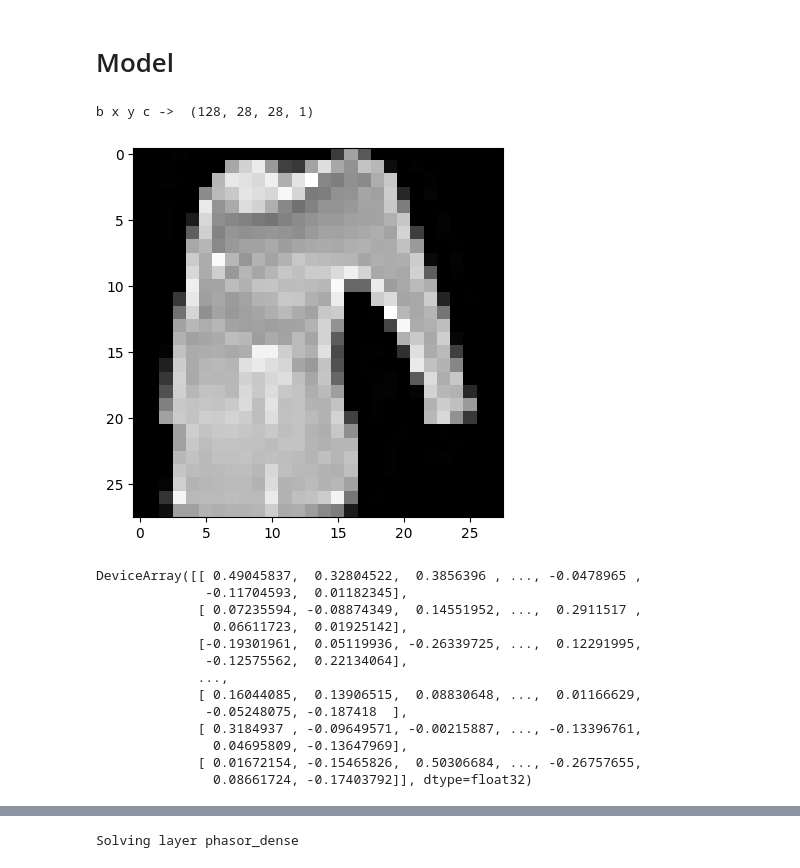
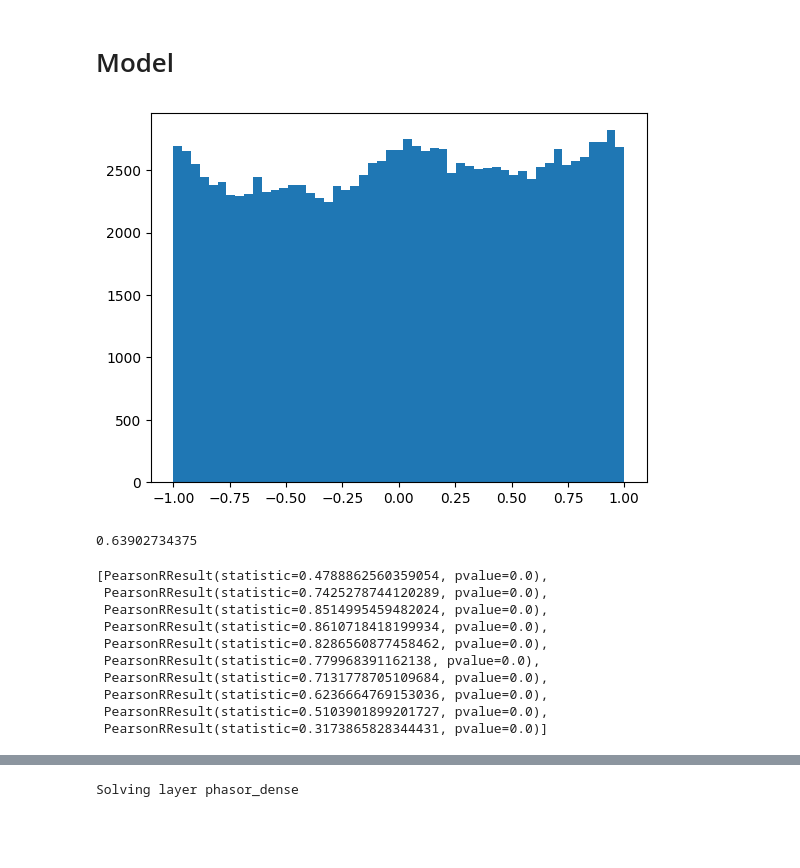
Before and after one commit to wilkieolin/phasor_jax, a Jupyter notebook: spiking test.ipynb, the cells around one changed output, grey strips where cells are left out. Drawn from its saved outputs; the diff is of its cells as text; code cells hidden in the pictures; blank space fills up the shorter version.

```diff
--- a/spiking test.ipynb
+++ b/spiking test.ipynb
@@ -56,10 +36,7 @@ def mlp(x,
 # %%
 #declare the model as a transformation
 model = hk.transform(mlp)
-# %%
-#instantiate the first PRNG key
-key = jrnd.PRNGKey(42)
 # %%
 #split the key and use it to create the model's initial parameters
 key, subkey = jrnd.split(key)
-params = model.init(subkey, x_train[0:10,...])
+params = model.init(subkey, sample)
@@ -71,22 +43,9 @@ y = b['label']
-# %%
-print("b x y c -> ", x.shape)
-plt.imshow(x[0,...], cmap="gray");
-# %% [output]
-b x y c ->  (128, 28, 28, 1)
-[figure, removed]
+# %%
+params['phasor_dense']['bz'] = jnp.zeros_like(params['phasor_dense']['bz'])
+params['phasor_dense_1']['bz'] = jnp.zeros_like(params['phasor_dense_1']['bz'])
 # %%
-model.apply(params, key, x, spiking=False)
+l1, l2 = model.apply(params, key, sample, spiking=False)
-# %% [output]
-DeviceArray([[ 0.49045837,  0.32804522,  0.3856396 , ..., -0.0478965 ,
-              -0.11704593,  0.01182345],
-             [ 0.07235594, -0.08874349,  0.14551952, ...,  0.2911517 ,
-               0.06611723,  0.01925142],
-             [-0.19301961,  0.05119936, -0.26339725, ...,  0.12291995,
-              -0.12575562,  0.22134064],
-             ...,
-             [ 0.16044085,  0.13906515,  0.08830648, ...,  0.01166629,
-              -0.05248075, -0.187418  ],
-             [ 0.3184937 , -0.09649571, -0.00215887, ..., -0.13396761,
-               0.04695809, -0.13647969],
-             [ 0.01672154, -0.15465826,  0.50306684, ..., -0.26757655,
-               0.08661724, -0.17403792]], dtype=float32)
+# %%
+plt.hist(l1.ravel(), bins=51);
+# %% [output]
+[figure, added]
@@ -92,0 +58,4 @@ DeviceArray([[ 0.49045837,  0.32804522,  0.3856396 , ..., -0.0478965 ,
+# %%
+spiking_rate(s2)
+# %% [output]
+0.63902734375
@@ -92,0 +64,13 @@ DeviceArray([[ 0.49045837,  0.32804522,  0.3856396 , ..., -0.0478965 ,
+# %%
+[pearsonr(l1.ravel(), sp1[...,i].ravel()) for i in range(sp1.shape[-1]-1)]
+# %% [output]
+[PearsonRResult(statistic=0.4788862560359054, pvalue=0.0),
+ PearsonRResult(statistic=0.7425278744120289, pvalue=0.0),
+ PearsonRResult(statistic=0.8514995459482024, pvalue=0.0),
+ PearsonRResult(statistic=0.8610718418199934, pvalue=0.0),
+ PearsonRResult(statistic=0.8286560877458462, pvalue=0.0),
+ PearsonRResult(statistic=0.779968391162138, pvalue=0.0),
+ PearsonRResult(statistic=0.7131778705109684, pvalue=0.0),
+ PearsonRResult(statistic=0.6236664769153036, pvalue=0.0),
+ PearsonRResult(statistic=0.5103901899201727, pvalue=0.0),
+ PearsonRResult(statistic=0.3173865828344431, pvalue=0.0)]
```
Also changed, not shown: parts of 63 cells of this notebook, 5 other files.
